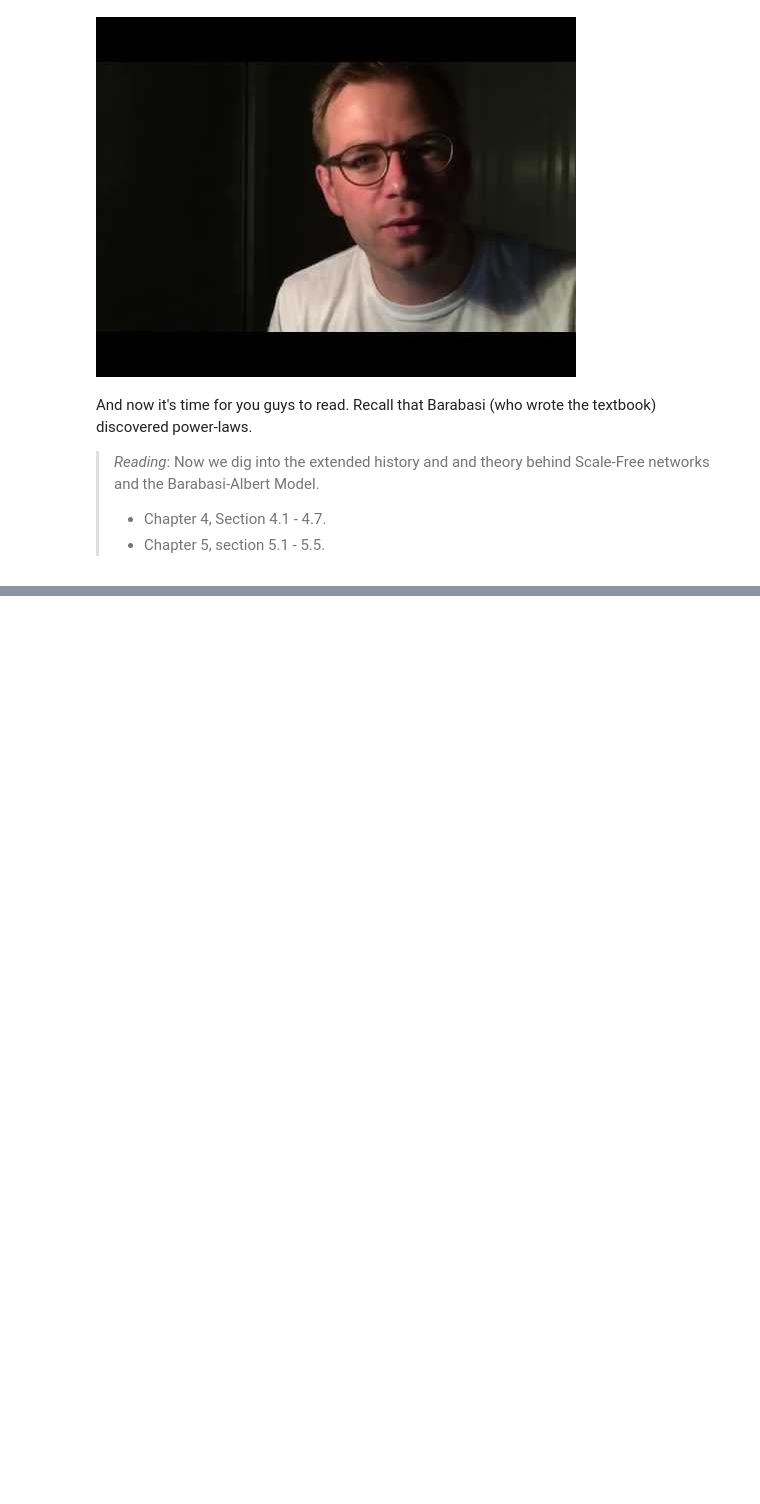
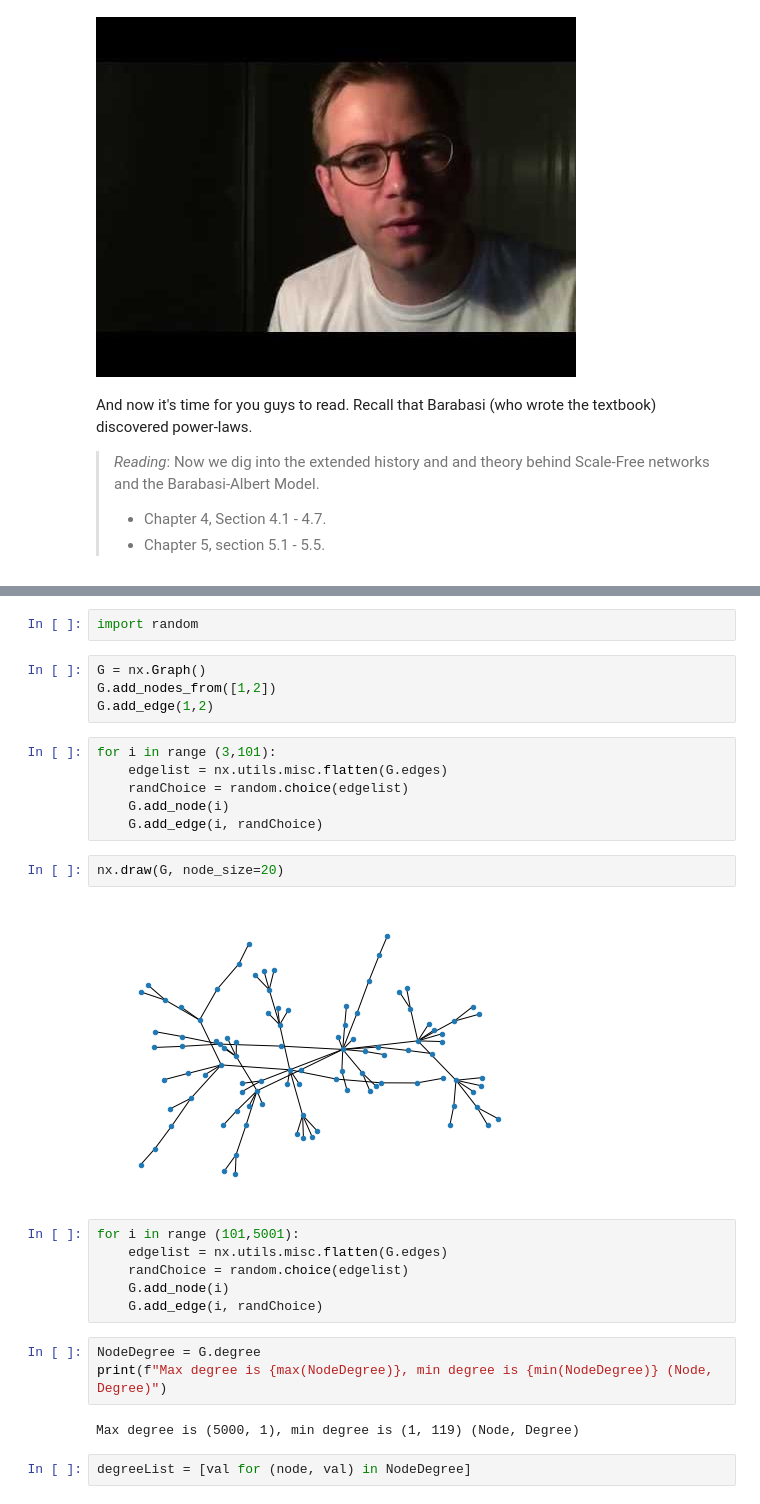
Before and after one commit to SocialComplexityLab/socialgraphs2021, a Jupyter notebook: lectures/Week3.ipynb, the cells around one changed output, grey strips where cells are left out. Saved outputs shown, nothing was run; the diff lists cells and outputs as text; blank space fills up the shorter version.

```diff
--- a/lectures/Week3.ipynb
+++ b/lectures/Week3.ipynb
@@ -105,3 +148,32 @@ And now it's time for you guys to read. Recall that Barabasi (who wrote the text
 >
 > * Compare to the ER network of same size and same $p$. What are the differences? Explain in your own words. *Hint*: To get started, take a look at the degree distribution, and study the number of connected components.
 >
+# %%
+import random
+# %%
+G = nx.Graph()
+G.add_nodes_from([1,2])
+G.add_edge(1,2)
+# %%
+for i in range (3,101):
+    edgelist = nx.utils.misc.flatten(G.edges)
+    randChoice = random.choice(edgelist)
+    G.add_node(i)
+    G.add_edge(i, randChoice)
+# %%
+nx.draw(G, node_size=20)
+# %% [output]
+[figure, added]
+# %%
+for i in range (101,5001):
+    edgelist = nx.utils.misc.flatten(G.edges)
+    randChoice = random.choice(edgelist)
+    G.add_node(i)
+    G.add_edge(i, randChoice)
+# %%
+NodeDegree = G.degree
+print(f"Max degree is {max(NodeDegree)}, min degree is {min(NodeDegree)} (Node, Degree)")
+# %% [output]
+Max degree is (5000, 1), min degree is (1, 119) (Node, Degree)
+# %%
+degreeList = [val for (node, val) in NodeDegree]
```
Also changed, not shown: parts of 8 cells of this notebook.
